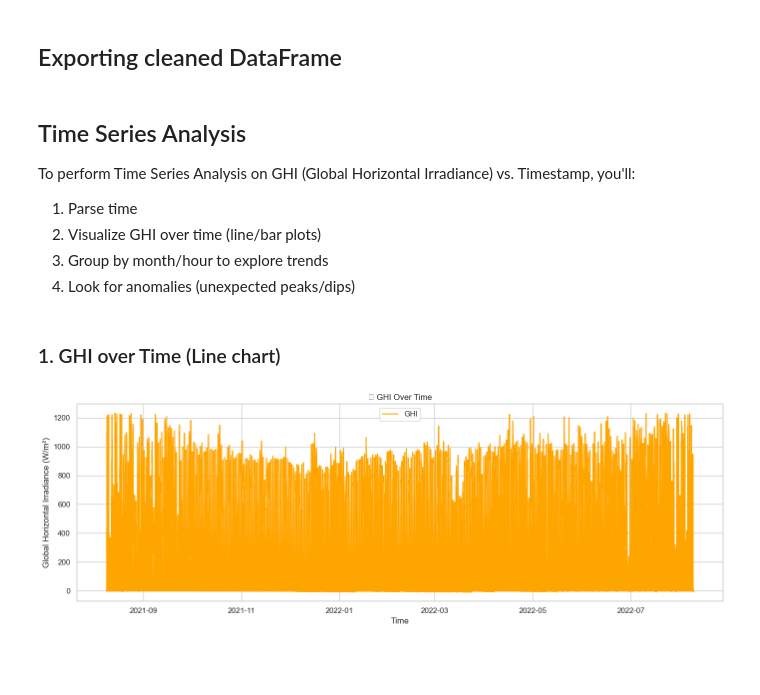
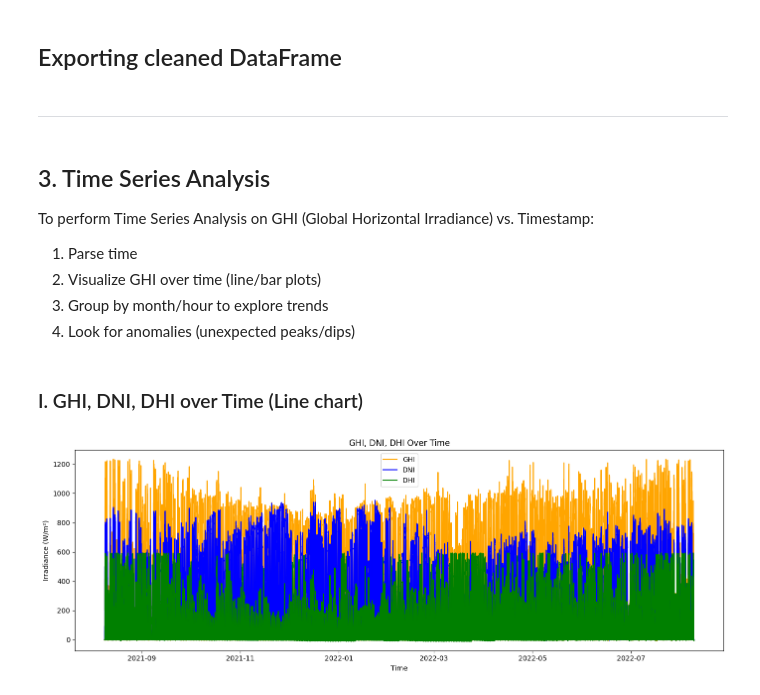
Before and after one commit to OliyadTeshome/Solar_Strategy_Insights, a Jupyter notebook: notebooks/benin__eda.ipynb, the cells around one changed output. Cells and saved outputs as stored; diff of their text form; code cells hidden in the pictures; blank space fills up the shorter version.

```diff
--- a/notebooks/benin__eda.ipynb
+++ b/notebooks/benin__eda.ipynb
@@ -128,32 +150,39 @@ for col in cols:
 ## Exporting cleaned DataFrame
 # %%
 df_benin.to_csv('../cleaned_data/benin_clean.csv', index=False)
+# %% [markdown]
+---
 # %% [markdown]
-## Time Series Analysis
+## 3. Time Series Analysis
 
-To perform Time Series Analysis on GHI (Global Horizontal Irradiance) vs. Timestamp, you'll:
+To perform Time Series Analysis on GHI (Global Horizontal Irradiance) vs. Timestamp:
 
 1. Parse time
 2. Visualize GHI over time (line/bar plots)
 3. Group by month/hour to explore trends
 4. Look for anomalies (unexpected peaks/dips)
 # %% [markdown]
-### 1. GHI over Time (Line chart)
+### I. GHI, DNI, DHI over Time (Line chart)
 # %%
-# Parsing timestamp column to datetime
+# Ensure timestamp is in datetime format
 df_benin['Timestamp'] = pd.to_datetime(df_benin['Timestamp'])
 
-# Sorting values by time (optional but helpful)
+# Sorting by time (optional)
 df_benin.sort_values('Timestamp', inplace=True)
 
-# --- 1. Line chart: GHI over time ---
+# Line chart with GHI, DNI, DHI
 plt.figure(figsize=(14, 5))
 plt.plot(df_benin['Timestamp'], df_benin['GHI'], label='GHI', color='orange')
-plt.title("GHI Over Time")
+plt.plot(df_benin['Timestamp'], df_benin['DNI'], label='DNI', color='blue')
+plt.plot(df_benin['Timestamp'], df_benin['DHI'], label='DHI', color='green')
+
+plt.title("GHI, DNI, DHI Over Time")
 plt.xlabel("Time")
-plt.ylabel("Global Horizontal Irradiance (W/m²)")
+plt.ylabel("Irradiance (W/m²)")
 plt.legend()
 plt.tight_layout()
 plt.show()
+
+plt.show()
 # %% [output]
-[figure, old version]
+[figure, new version]
```
Also changed, not shown: parts of 55 cells of this notebook.
